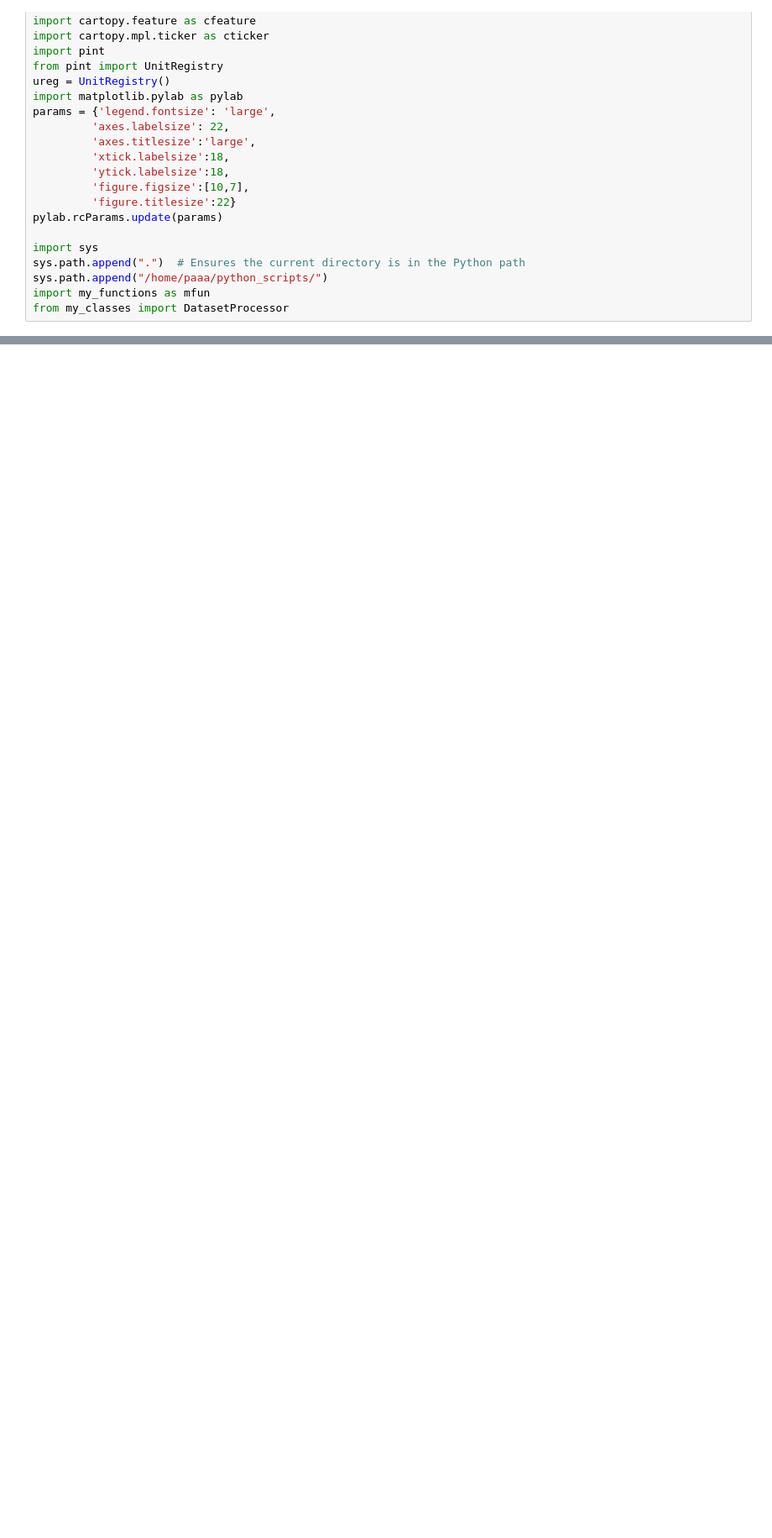
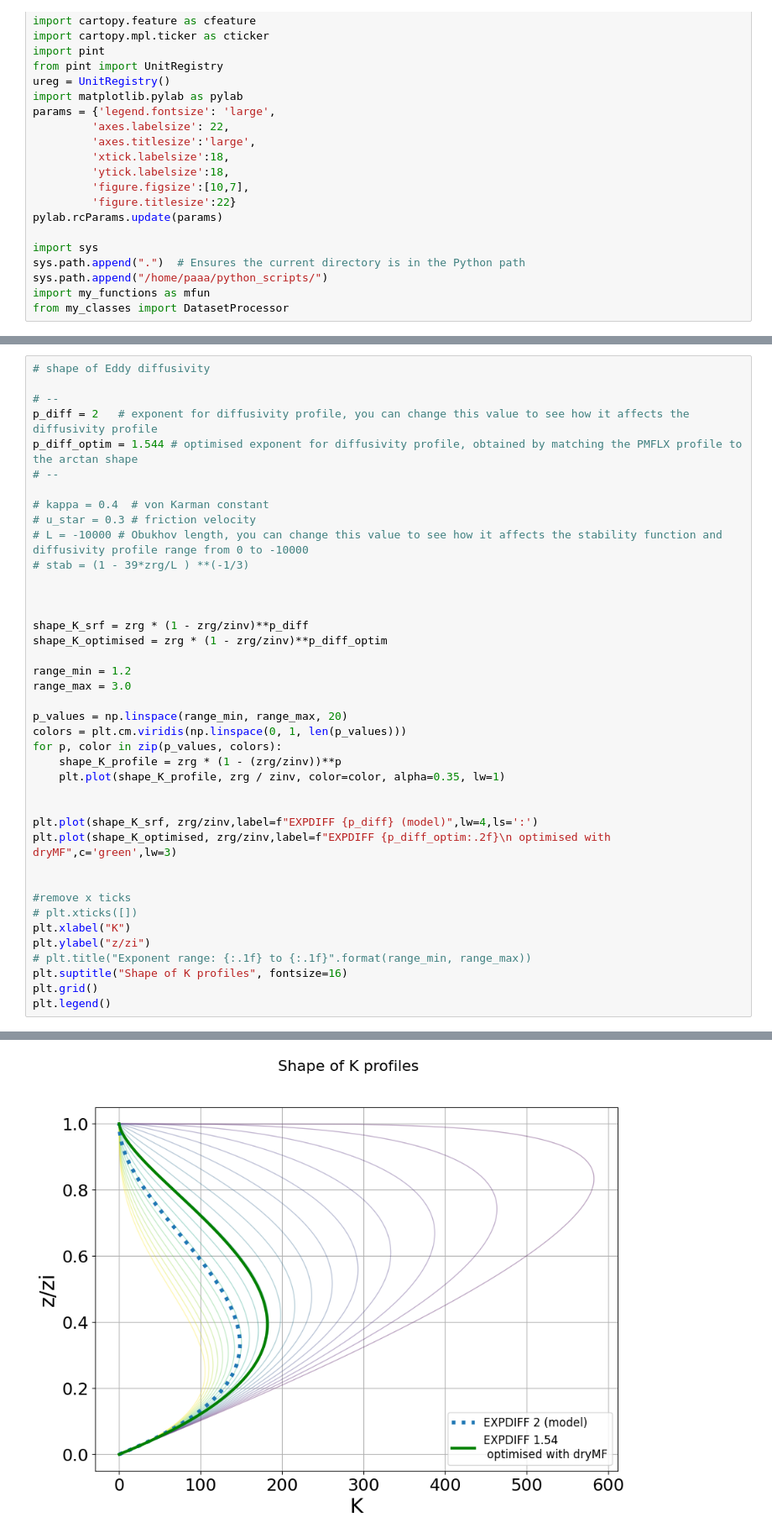
Before and after one commit to AlessandroSav/python_scripts, a Jupyter notebook: quick_look_test.ipynb, the cells around one changed output, grey strips where cells are left out. Shown at 84% size. Cells and saved outputs as stored; diff of their text form; blank space fills up the shorter version.

```diff
--- a/quick_look_test.ipynb
+++ b/quick_look_test.ipynb
@@ -110,0 +226,41 @@ plt.gca().invert_yaxis()
+# %%
+# shape of Eddy diffusivity
+
+# --
+p_diff = 2   # exponent for diffusivity profile, you can change this value to see how it affects the diffusivity profile
+p_diff_optim = 1.544 # optimised exponent for diffusivity profile, obtained by matching the PMFLX profile to the arctan shape
+# --
+
+# kappa = 0.4  # von Karman constant
+# u_star = 0.3 # friction velocity
+# L = -10000 # Obukhov length, you can change this value to see how it affects the stability function and diffusivity profile range from 0 to -10000
+# stab = (1 - 39*zrg/L ) **(-1/3)
+
+
+
+shape_K_srf = zrg * (1 - zrg/zinv)**p_diff
+shape_K_optimised = zrg * (1 - zrg/zinv)**p_diff_optim
+
+range_min = 1.2
+range_max = 3.0
+
+p_values = np.linspace(range_min, range_max, 20)
+colors = plt.cm.viridis(np.linspace(0, 1, len(p_values)))
+for p, color in zip(p_values, colors):
+    shape_K_profile = zrg * (1 - (zrg/zinv))**p
+    plt.plot(shape_K_profile, zrg / zinv, color=color, alpha=0.35, lw=1)
+
+
+plt.plot(shape_K_srf, zrg/zinv,label=f"EXPDIFF {p_diff} (model)",lw=4,ls=':')
+plt.plot(shape_K_optimised, zrg/zinv,label=f"EXPDIFF {p_diff_optim:.2f}\n optimised with dryMF",c='green',lw=3)
+
+
+#remove x ticks
+# plt.xticks([])
+plt.xlabel("K")
+plt.ylabel("z/zi")
+# plt.title("Exponent range: {:.1f} to {:.1f}".format(range_min, range_max))
+plt.suptitle("Shape of K profiles", fontsize=16)
+plt.grid()
+plt.legend()
+# %% [output]
@@ -110,0 +268 @@ plt.gca().invert_yaxis()
+[figure, added]
```
Also changed, not shown: parts of 13 cells of this notebook, 25 other files.
